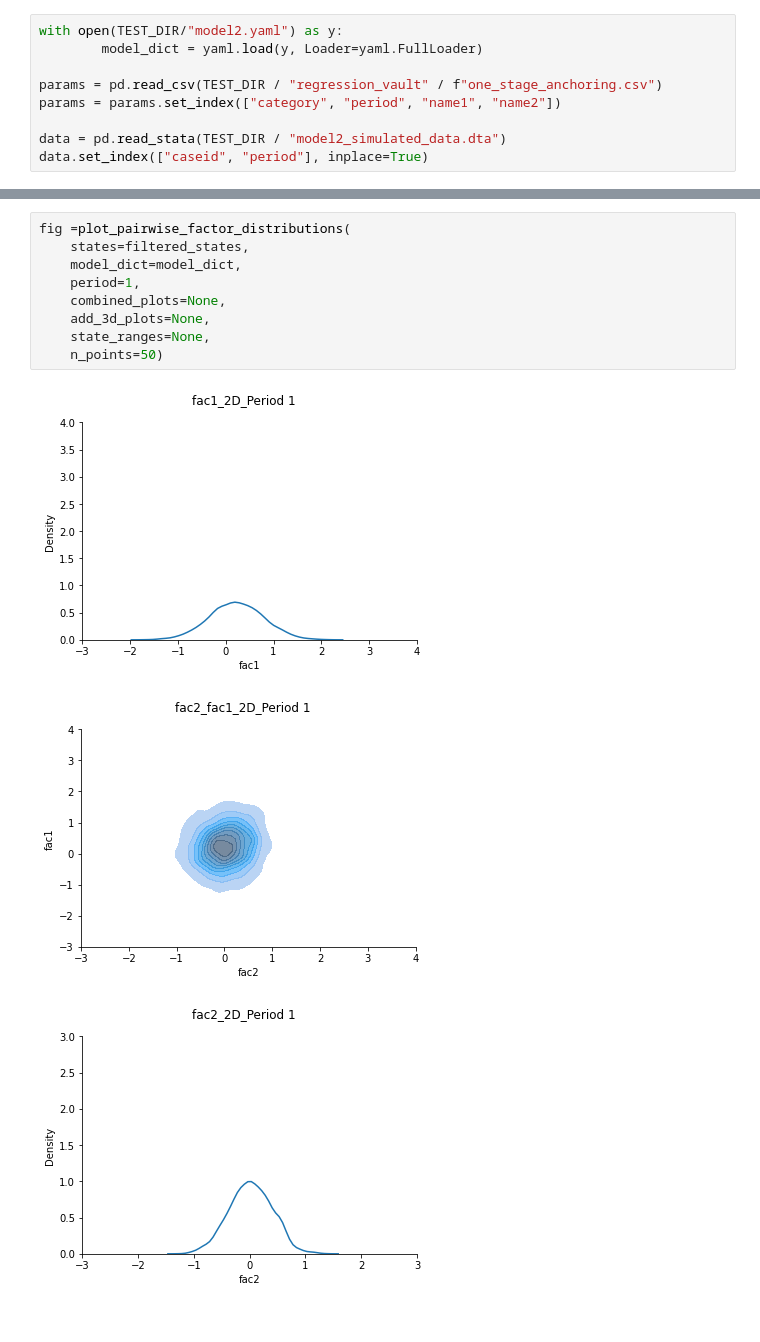
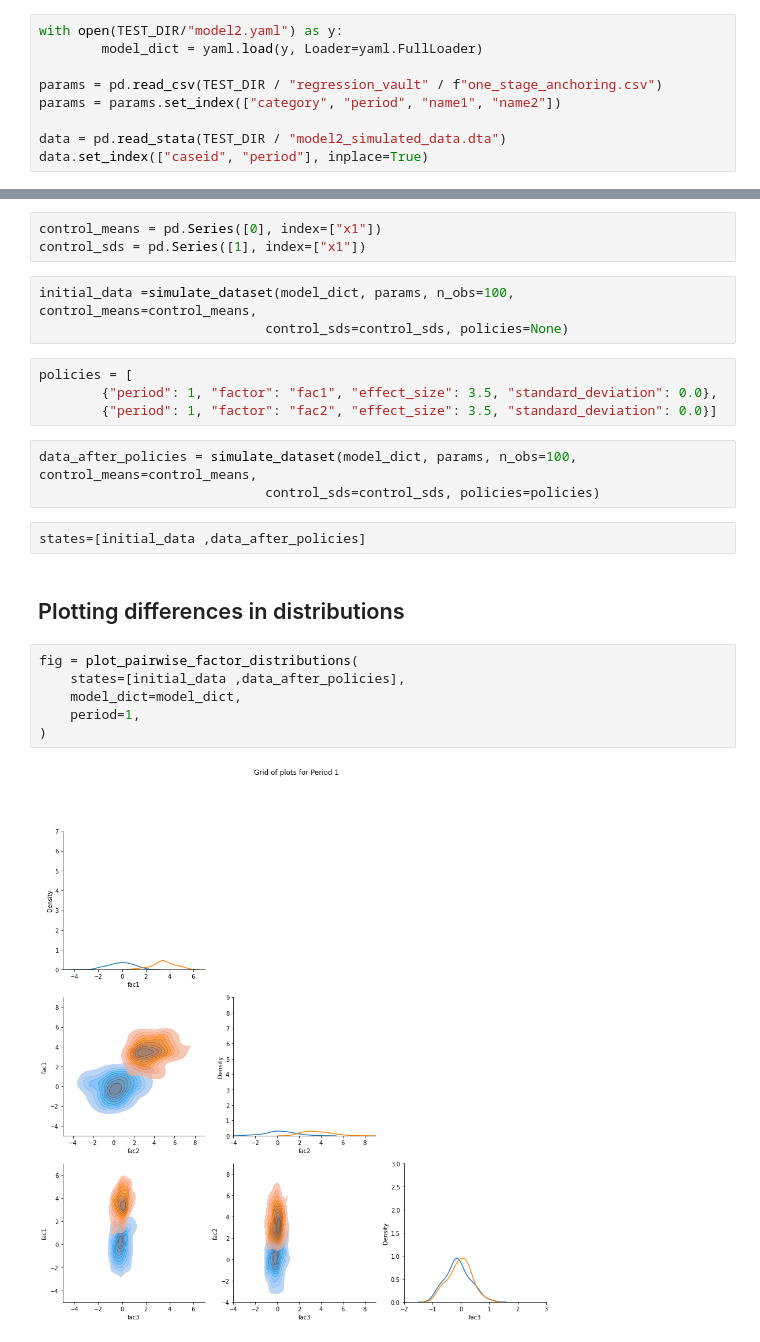
Before and after one commit to OpenSourceEconomics/skillmodels, a Jupyter notebook: docs/source/how_to_guides/how_to_visualize_pairwise_factor_distribution.ipynb, the cells around one changed output, grey strips where cells are left out. Drawn from its saved outputs; the diff is of its cells as text.

```diff
--- a/docs/source/how_to_guides/how_to_visualize_pairwise_factor_distribution.ipynb
+++ b/docs/source/how_to_guides/how_to_visualize_pairwise_factor_distribution.ipynb
@@ -51,13 +64,25 @@ fig =plot_pairwise_factor_distributions(
+# %%
+control_means = pd.Series([0], index=["x1"])
+control_sds = pd.Series([1], index=["x1"])
+# %%
+initial_data =simulate_dataset(model_dict, params, n_obs=100, control_means=control_means,
+                             control_sds=control_sds, policies=None)
+# %%
+policies = [
+        {"period": 1, "factor": "fac1", "effect_size": 3.5, "standard_deviation": 0.0},
+        {"period": 1, "factor": "fac2", "effect_size": 3.5, "standard_deviation": 0.0}]
+# %%
+data_after_policies = simulate_dataset(model_dict, params, n_obs=100, control_means=control_means,
+                             control_sds=control_sds, policies=policies)
+# %%
+states=[initial_data ,data_after_policies]
+# %% [markdown]
+## Plotting differences in distributions
 # %%
-fig =plot_pairwise_factor_distributions(
-    states=filtered_states,
+fig = plot_pairwise_factor_distributions(
+    states=[initial_data ,data_after_policies],
     model_dict=model_dict,
     period=1,
-    combined_plots=None,
-    add_3d_plots=None,
-    state_ranges=None,
-    n_points=50)
+)
 # %% [output]
-[figure, old version]
+[figure, new version]
-[figure, removed]
-[figure, removed]
```
Also changed, not shown: parts of 17 cells of this notebook, 3 other files.
